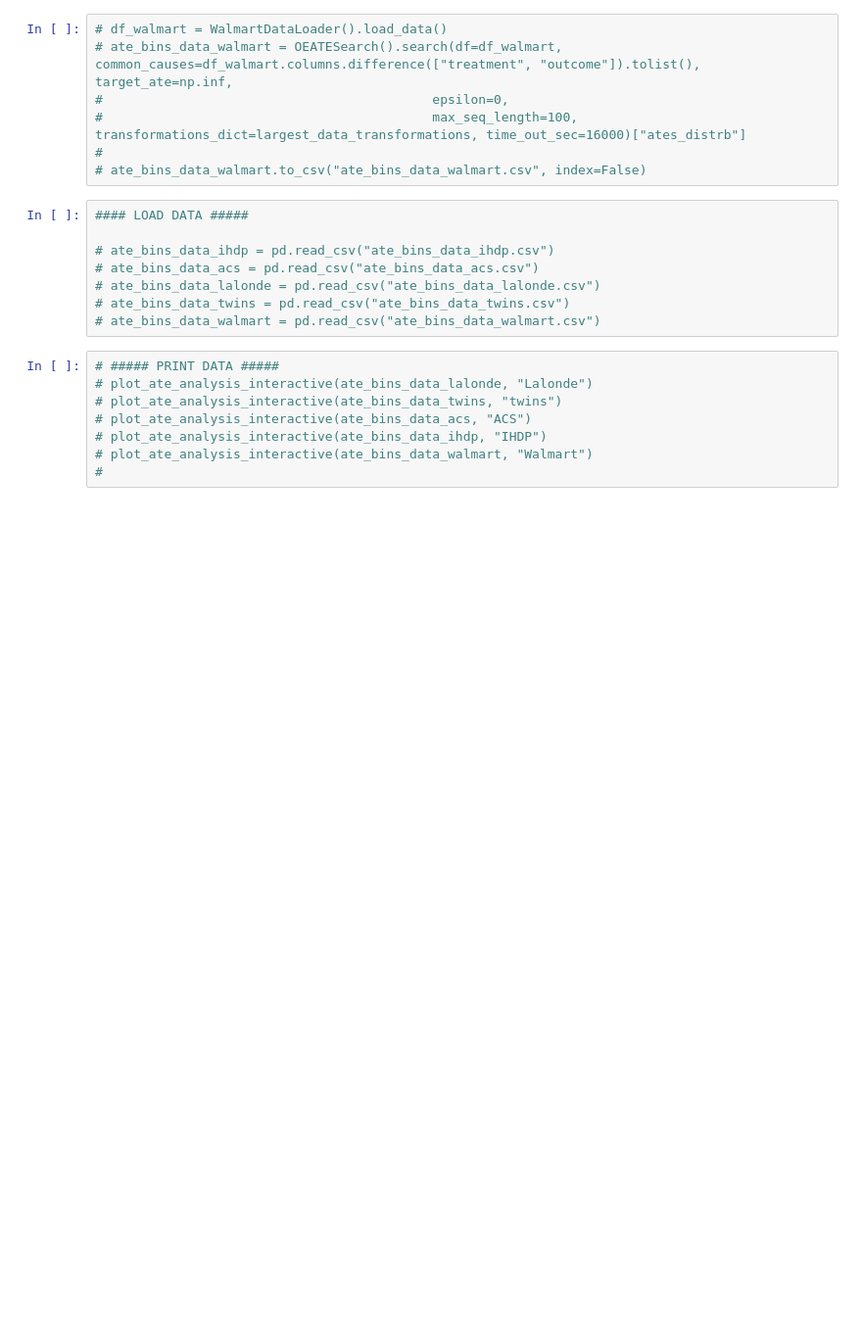
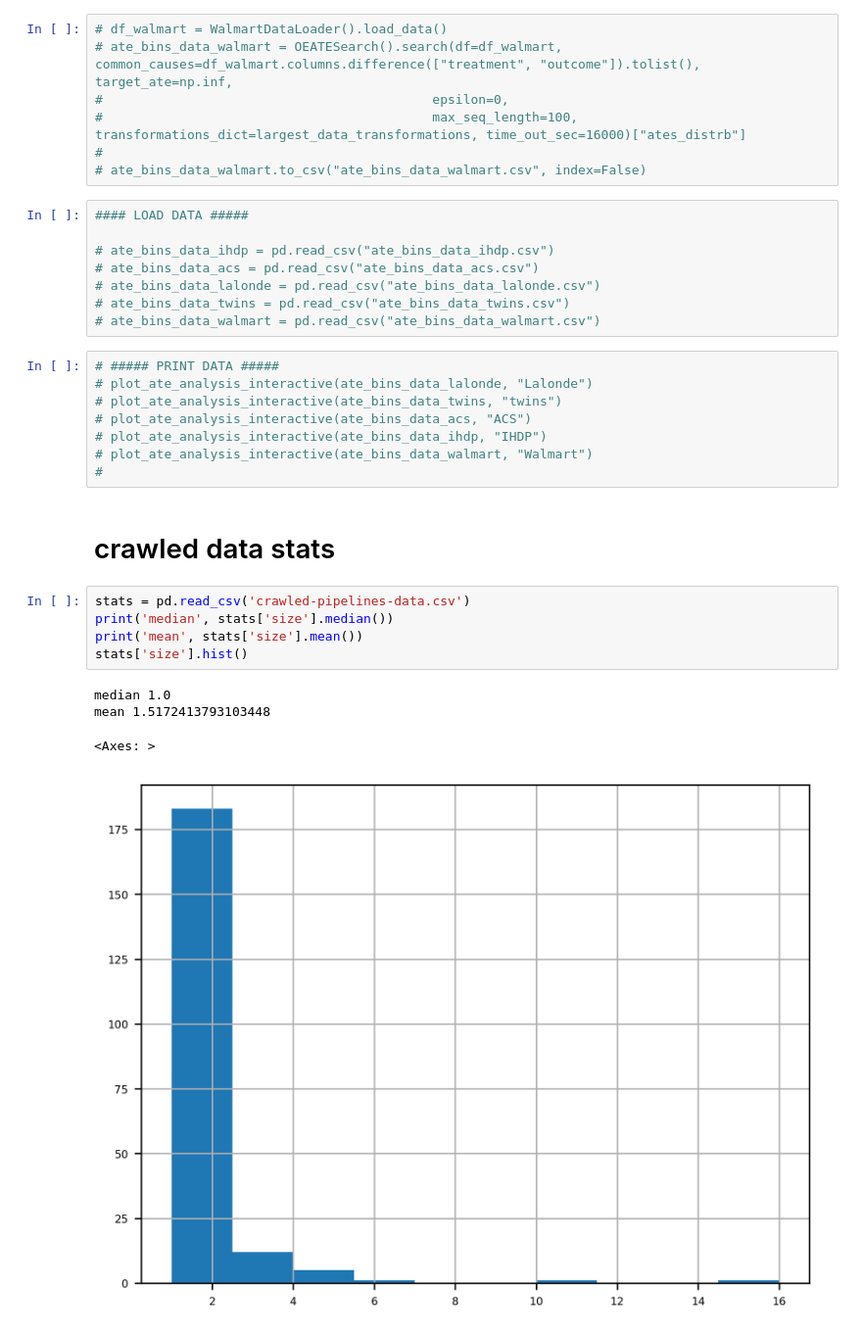
Before and after one commit to danielbarcohen-bot/ATE-shifting, a Jupyter notebook: graphs.ipynb, the cells around one changed output. Shown at 98% size. Drawn from its saved outputs; the diff is of its cells as text; blank space fills up the shorter version.

Commit message:
pipeline stats in notebook

```diff
--- a/graphs.ipynb
+++ b/graphs.ipynb
@@ -1823,3 +1823,15 @@ plot_ate_histograms(
 # plot_ate_analysis_interactive(ate_bins_data_ihdp, "IHDP")
 # plot_ate_analysis_interactive(ate_bins_data_walmart, "Walmart")
 #
+# %% [markdown]
+# crawled data stats
+# %%
+stats = pd.read_csv('crawled-pipelines-data.csv')
+print('median', stats['size'].median())
+print('mean', stats['size'].mean())
+stats['size'].hist()
+# %% [output]
+median 1.0
+mean 1.5172413793103448
+<Axes: >
+[figure, added]
```
Also changed, not shown: 1 other file.
